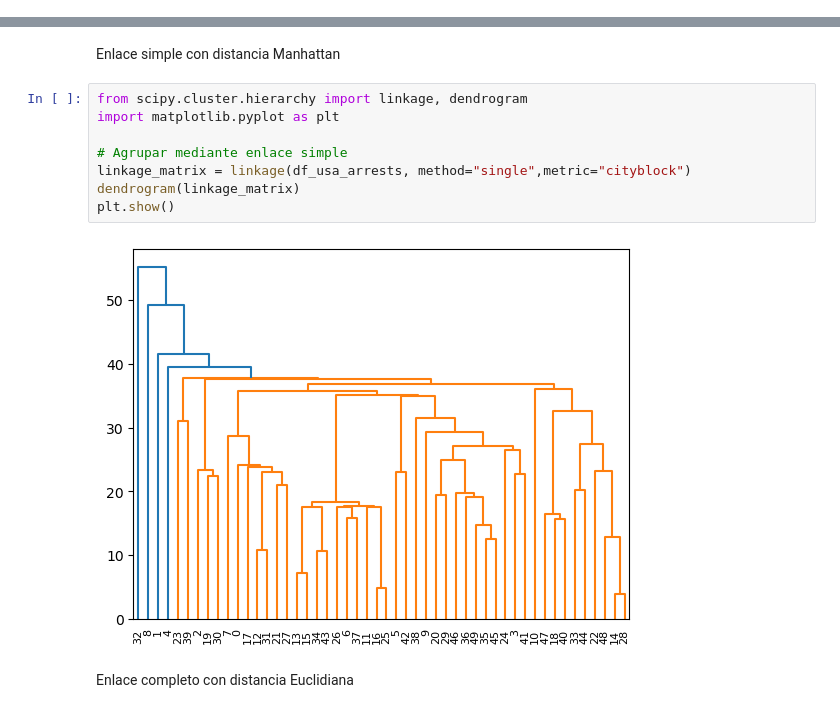
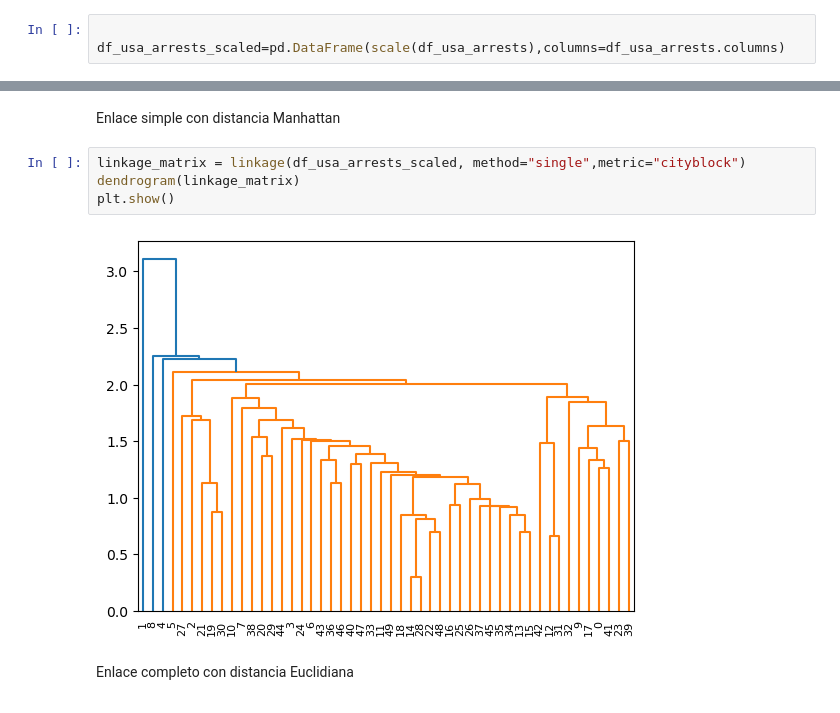
Before and after one commit to mjfura/Laboratorio-ML-Aprendizaje, a Jupyter notebook: aprendizaje-no-supervizado/laboratorio_1.ipynb, the cells around one changed output, grey strips where cells are left out. Saved outputs shown, nothing was run; the diff lists cells and outputs as text.

```diff
--- a/aprendizaje-no-supervizado/laboratorio_1.ipynb
+++ b/aprendizaje-no-supervizado/laboratorio_1.ipynb
@@ -147,0 +101,3 @@ Podemos observar que el rango de algunas columnas es muy grande, por lo que es n
+# %%
+
+df_usa_arrests_scaled=pd.DataFrame(scale(df_usa_arrests),columns=df_usa_arrests.columns)
@@ -161,14 +119,10 @@ plt.show()
 # %% [markdown]
 Enlace simple con distancia Manhattan
 # %%
-from scipy.cluster.hierarchy import linkage, dendrogram
-import matplotlib.pyplot as plt
-
-# Agrupar mediante enlace simple
-linkage_matrix = linkage(df_usa_arrests, method="single",metric="cityblock")
+linkage_matrix = linkage(df_usa_arrests_scaled, method="single",metric="cityblock")
 dendrogram(linkage_matrix)
 plt.show()
 # %% [output]
-[figure, old version]
+[figure, new version]
 # %% [markdown]
 Enlace completo con distancia Euclidiana
```
Also changed, not shown: parts of 61 cells of this notebook.
